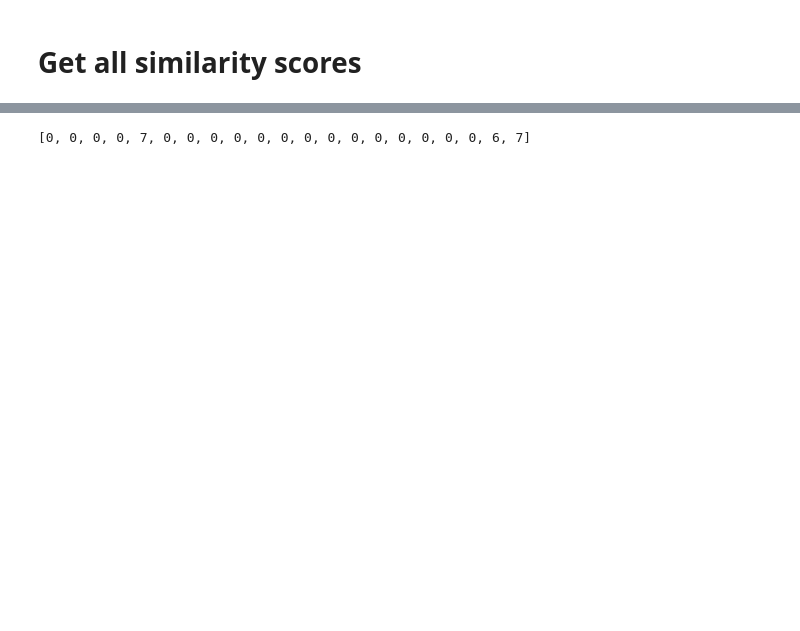
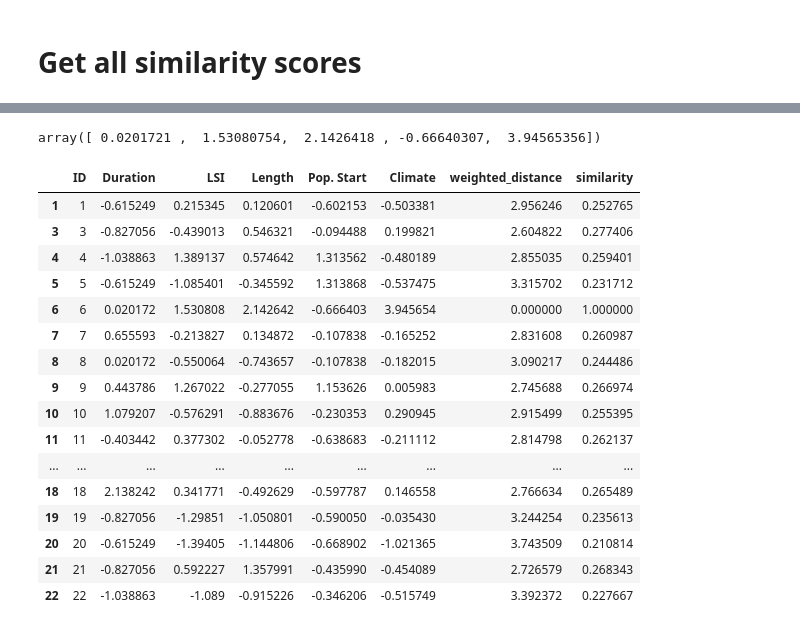
Before and after one commit to thomaslu678/Praxis-Lab-25-26, a Jupyter notebook: clean/18_Similarity_Score.ipynb, the cells around one changed output, grey strips where cells are left out. Drawn from its saved outputs; the diff is of its cells as text; code cells hidden in the pictures; blank space fills up the shorter version.

Commit message:
complete workflow to fetch similarity scores

```diff
--- a/clean/18_Similarity_Score.ipynb
+++ b/clean/18_Similarity_Score.ipynb
@@ -387,22 +668,24 @@ data['Match'] = None
+# %%
+# =========================================================
+# 1. Normalize each feature independently
+#    Z-score normalization, ignoring NaNs
+# =========================================================
+
+for col in feature_cols:
+    mean = data[col].mean(skipna=True)
+    std = data[col].std(skipna=True)
+
+    data[col] = (data[col] - mean) / std
+# %%
+# =========================================================
+# 2. Get target row (ID = 6)
+# =========================================================
+
+target = data.loc[
+    data['ID'] == 6,
+    feature_cols
+].iloc[0].to_numpy(dtype=float)
 # %%
-target = 'BSk'
+target
+# %% [output]
+array([ 0.0201721 ,  1.53080754,  2.1426418 , -0.66640307,  3.94565356])
-# %%
-match_values = []
-for index, row in data.iterrows():
-    match_score = 0
-    current_climate = row['Climate']
-
-    if (current_climate[0] == target[0]):
-        match_score += 4
-
-    if (current_climate[1] == target[1]):
-        match_score += 2
-
-    if (current_climate[2] == target[2]):
-        match_score += 1
-
-    match_values.append(match_score)
-# %%
-match_values
-# %% [output]
-[0, 0, 0, 0, 7, 0, 0, 0, 0, 0, 0, 0, 0, 0, 0, 0, 0, 0, 0, 6, 7]
@@ -410,0 +736,20 @@ match_values
+# %%
+data
+# %% [output]
+|  | ID | Duration | LSI | Length | Pop. Start | Climate | weighted_distance | similarity |
+| 1 | 1 | -0.615249 | 0.215345 | 0.120601 | -0.602153 | -0.503381 | 2.956246 | 0.252765 |
+| 3 | 3 | -0.827056 | -0.439013 | 0.546321 | -0.094488 | 0.199821 | 2.604822 | 0.277406 |
+| 4 | 4 | -1.038863 | 1.389137 | 0.574642 | 1.313562 | -0.480189 | 2.855035 | 0.259401 |
+| 5 | 5 | -0.615249 | -1.085401 | -0.345592 | 1.313868 | -0.537475 | 3.315702 | 0.231712 |
+| 6 | 6 | 0.020172 | 1.530808 | 2.142642 | -0.666403 | 3.945654 | 0.000000 | 1.000000 |
+| 7 | 7 | 0.655593 | -0.213827 | 0.134872 | -0.107838 | -0.165252 | 2.831608 | 0.260987 |
+| 8 | 8 | 0.020172 | -0.550064 | -0.743657 | -0.107838 | -0.182015 | 3.090217 | 0.244486 |
+| 9 | 9 | 0.443786 | 1.267022 | -0.277055 | 1.153626 | 0.005983 | 2.745688 | 0.266974 |
+| 10 | 10 | 1.079207 | -0.576291 | -0.883676 | -0.230353 | 0.290945 | 2.915499 | 0.255395 |
+| 11 | 11 | -0.403442 | 0.377302 | -0.052778 | -0.638683 | -0.211112 | 2.814798 | 0.262137 |
+| ... | ... | ... | ... | ... | ... | ... | ... | ... |
+| 18 | 18 | 2.138242 | 0.341771 | -0.492629 | -0.597787 | 0.146558 | 2.766634 | 0.265489 |
+| 19 | 19 | -0.827056 | -1.29851 | -1.050801 | -0.590050 | -0.035430 | 3.244254 | 0.235613 |
+| 20 | 20 | -0.615249 | -1.39405 | -1.144806 | -0.668902 | -1.021365 | 3.743509 | 0.210814 |
+| 21 | 21 | -0.827056 | 0.592227 | 1.357991 | -0.435990 | -0.454089 | 2.726579 | 0.268343 |
+| 22 | 22 | -1.038863 | -1.089 | -0.915226 | -0.346206 | -0.515749 | 3.392372 | 0.227667 |
```
Also changed, not shown: parts of 71 cells of this notebook.
